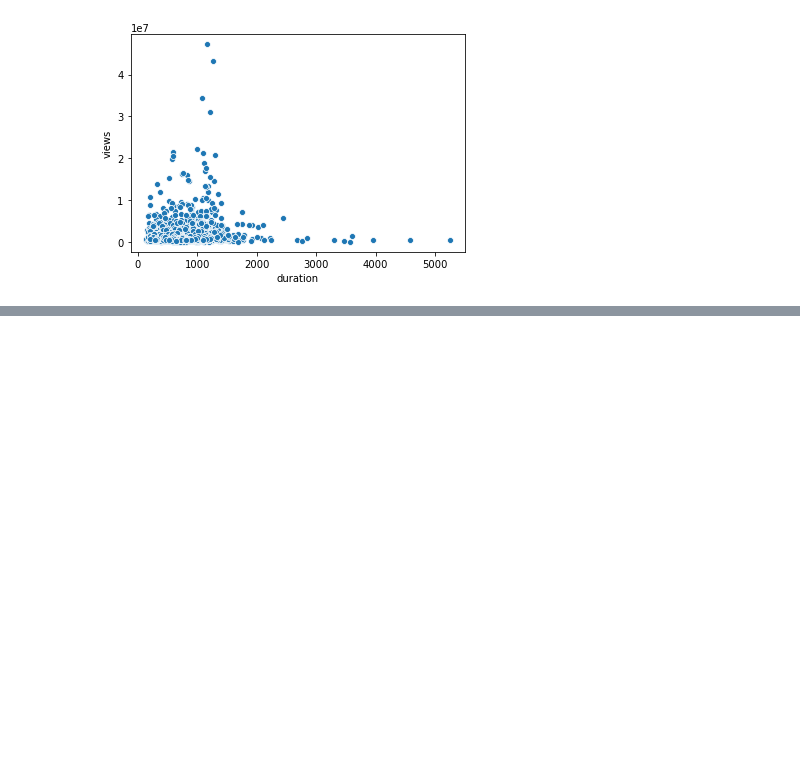
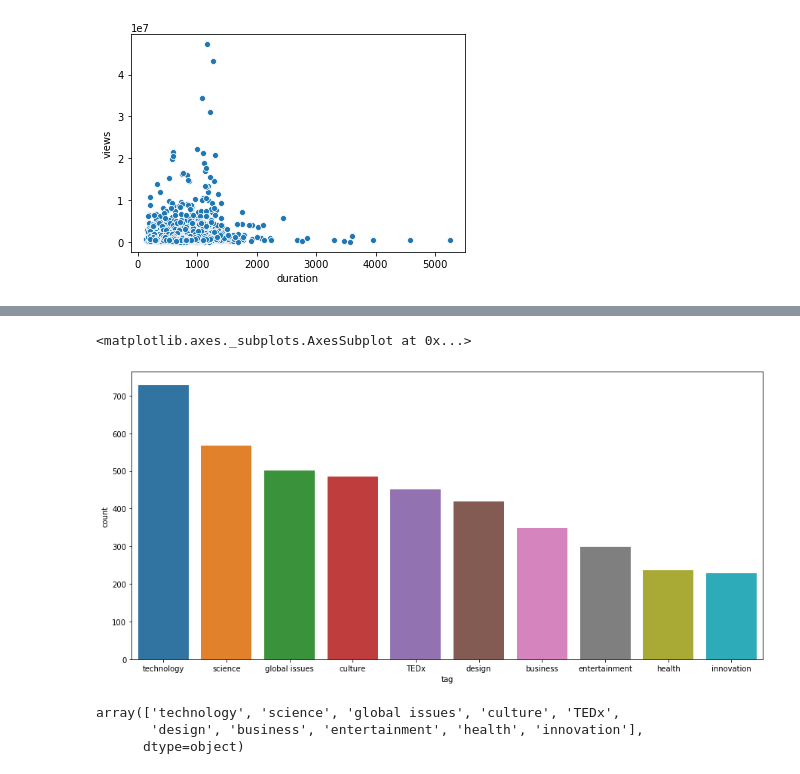
Before and after one commit to LeDuySon/tedtalkEDA, a Jupyter notebook: Tedtalk.ipynb, the cells around one changed output, grey strips where cells are left out. Saved outputs shown, nothing was run; the diff lists cells and outputs as text; code cells hidden in the pictures; blank space fills up the shorter version.

```diff
--- a/Tedtalk.ipynb
+++ b/Tedtalk.ipynb
@@ -418,0 +407,3 @@ df
+# %%
+tag = df.apply(lambda x: pd.Series(x["tags"]), axis = 1).stack().reset_index(level = 1, drop = True)
+tag
@@ -418,0 +423,5 @@ df
+# %%
+tag.name = "tag"
+# %%
+df_s = pd.concat([df, tag], axis = 1)
+df_s.head()
@@ -418,0 +436,4 @@ df
+# %%
+tag_df = pd.DataFrame(df_s["tag"].value_counts().reset_index())
+tag_df.rename(columns = {"index": "tag", "tag": "count"}, inplace = True)
+tag_df.head()
@@ -418,0 +447,6 @@ df
+# %%
+plt.figure(figsize = (15, 7))
+sns.barplot("tag", "count", data = tag_df.iloc[:10])
+# %% [output]
+<matplotlib.axes._subplots.AxesSubplot at 0x...>
+[figure, added]
@@ -418,0 +458,7 @@ df
+# %%
+tagL = tag_df.iloc[:10]["tag"].values
+tagL
+# %% [output]
+array(['technology', 'science', 'global issues', 'culture', 'TEDx',
+       'design', 'business', 'entertainment', 'health', 'innovation'],
+      dtype=object)
```
Also changed, not shown: parts of 32 cells of this notebook.
